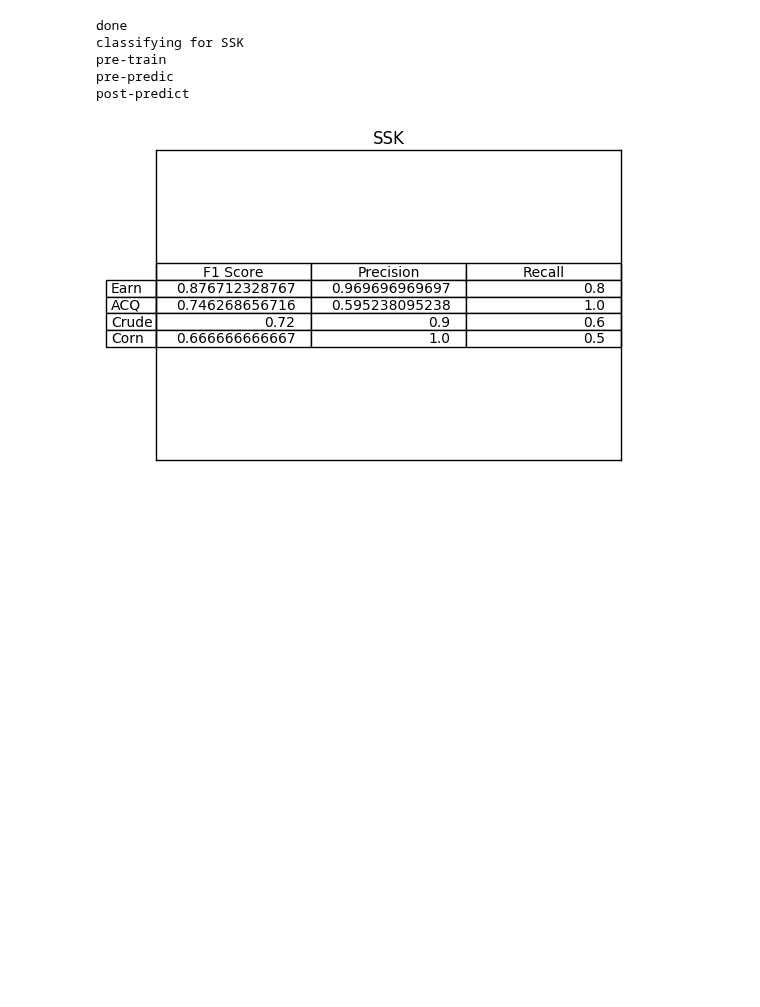
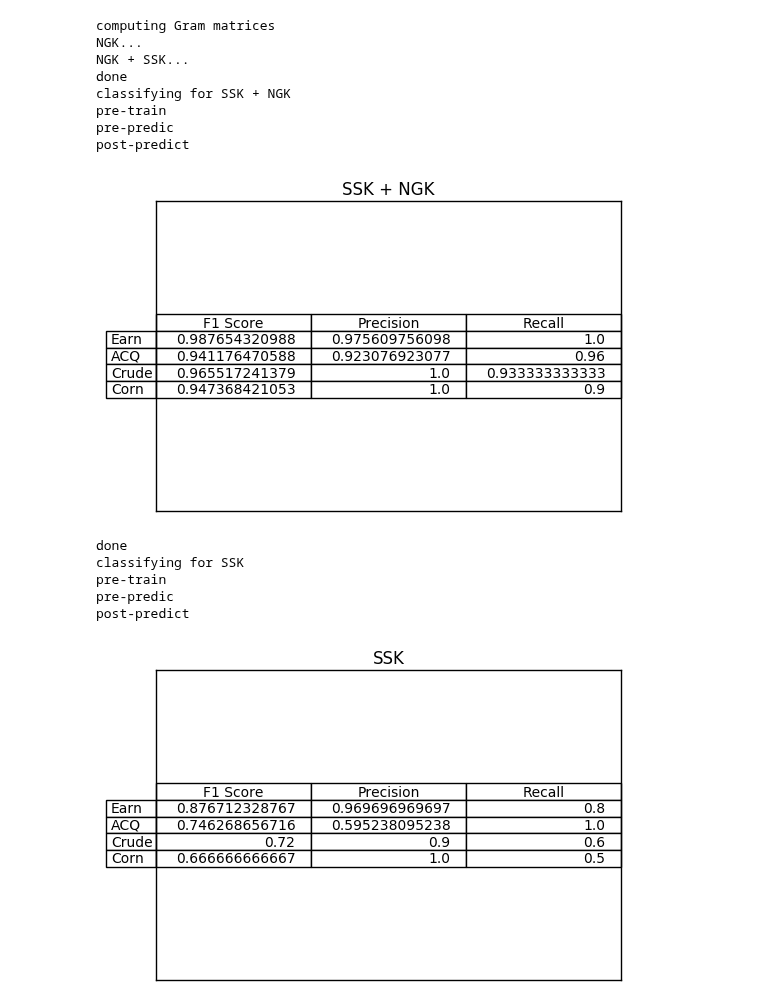
Before and after one commit to fabianschilling/string-kernels, a Jupyter notebook: notebooks/StartExperiment.ipynb, the cells around one changed output. Cells and saved outputs as stored; diff of their text form; code cells hidden in the pictures; blank space fills up the shorter version.

```diff
--- a/notebooks/StartExperiment.ipynb
+++ b/notebooks/StartExperiment.ipynb
@@ -14,3 +14,15 @@ done
+# %%
+testExp.run_SSK_NGK_Combi_test("../results/test/full5", 0, 1)
+# %% [output]
+computing Gram matrices
+NGK...
+NGK + SSK...
+done
+classifying for SSK + NGK
+pre-train
+pre-predic
+post-predict
+[figure, added]
 # %%
 testExp.run_SSK_k_Combi_test("../results/test/full8", "../results/test/full10")
 # %% [output]
```
Also changed, not shown: parts of 4 cells of this notebook, 4 other files.
